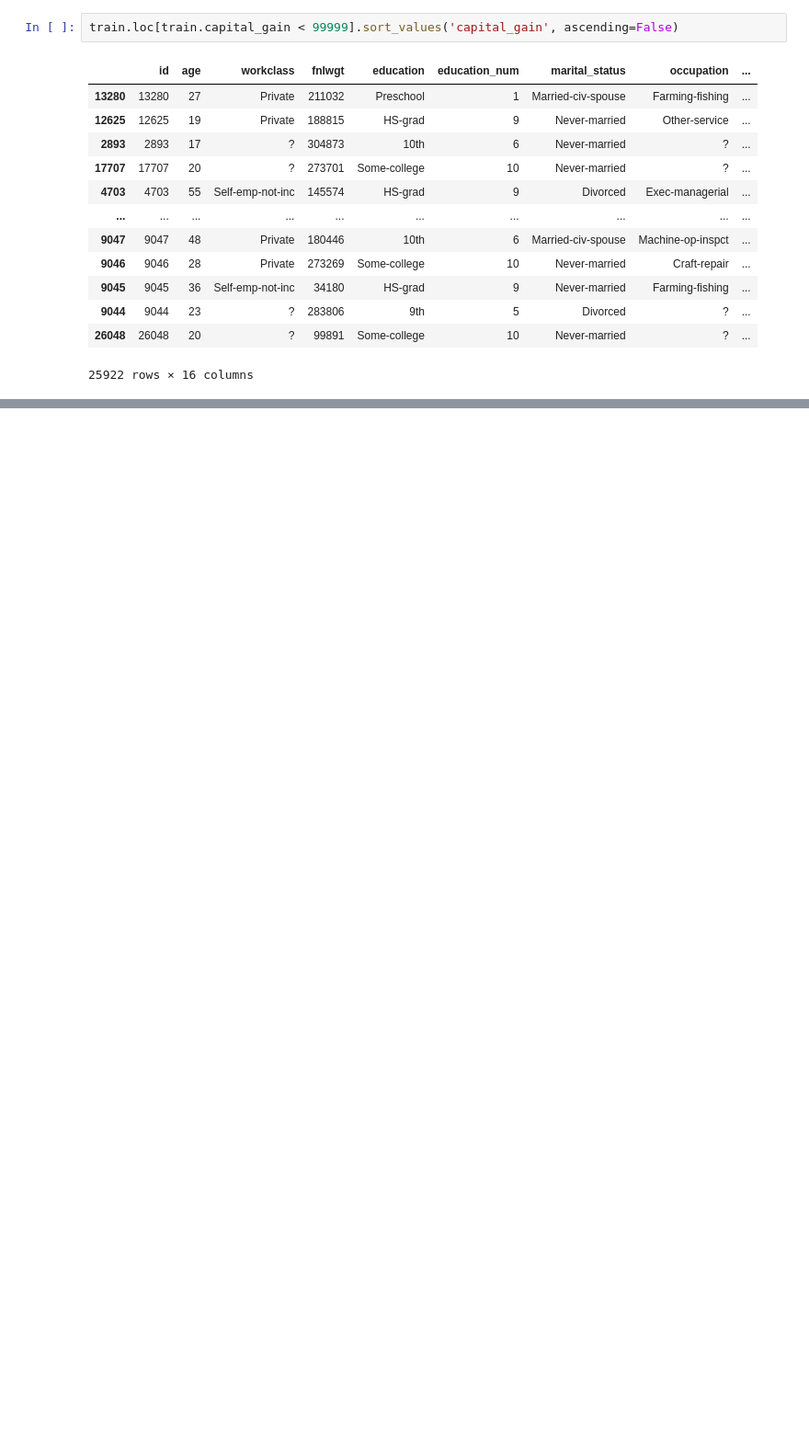
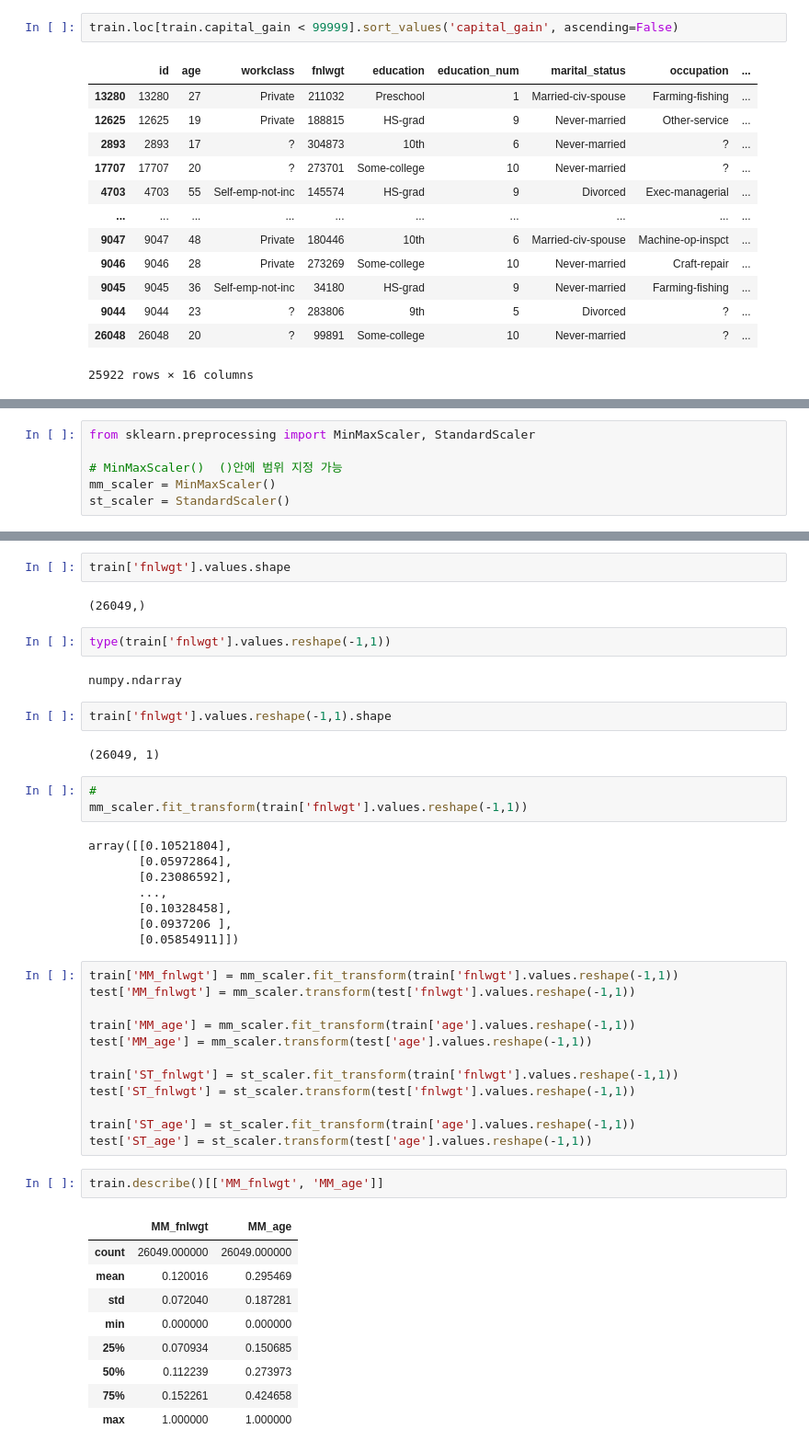
Before and after one commit to Kwangbin/Keras_Basic, a Jupyter notebook: kaggle_sk_001.ipynb, the cells around one changed output, grey strips where cells are left out. Shown: that part at 92% size. Saved outputs shown, nothing was run; the diff lists cells and outputs as text; blank space fills up the shorter version.

```diff
--- a/kaggle_sk_001.ipynb
+++ b/kaggle_sk_001.ipynb
@@ -544,0 +677,6 @@ train.loc[train.capital_gain < 99999].sort_values('capital_gain', ascending=Fals
+# %%
+from sklearn.preprocessing import MinMaxScaler, StandardScaler
+
+# MinMaxScaler()  ()안에 범위 지정 가능
+mm_scaler = MinMaxScaler()
+st_scaler = StandardScaler()
@@ -544,0 +710,47 @@ train.loc[train.capital_gain < 99999].sort_values('capital_gain', ascending=Fals
+# %%
+train['fnlwgt'].values.shape
+# %% [output]
+(26049,)
+# %%
+type(train['fnlwgt'].values.reshape(-1,1))
+# %% [output]
+numpy.ndarray
+# %%
+train['fnlwgt'].values.reshape(-1,1).shape
+# %% [output]
+(26049, 1)
+# %%
+#
+mm_scaler.fit_transform(train['fnlwgt'].values.reshape(-1,1))
+# %% [output]
+array([[0.10521804],
+       [0.05972864],
+       [0.23086592],
+       ...,
+       [0.10328458],
+       [0.0937206 ],
+       [0.05854911]])
+# %%
+train['MM_fnlwgt'] = mm_scaler.fit_transform(train['fnlwgt'].values.reshape(-1,1))
+test['MM_fnlwgt'] = mm_scaler.transform(test['fnlwgt'].values.reshape(-1,1))
+
+train['MM_age'] = mm_scaler.fit_transform(train['age'].values.reshape(-1,1))
+test['MM_age'] = mm_scaler.transform(test['age'].values.reshape(-1,1))
+
+train['ST_fnlwgt'] = st_scaler.fit_transform(train['fnlwgt'].values.reshape(-1,1))
+test['ST_fnlwgt'] = st_scaler.transform(test['fnlwgt'].values.reshape(-1,1))
+
+train['ST_age'] = st_scaler.fit_transform(train['age'].values.reshape(-1,1))
+test['ST_age'] = st_scaler.transform(test['age'].values.reshape(-1,1))
+# %%
+train.describe()[['MM_fnlwgt', 'MM_age']]
+# %% [output]
+|  | MM_fnlwgt | MM_age |
+| count | 26049.000000 | 26049.000000 |
+| mean | 0.120016 | 0.295469 |
+| std | 0.072040 | 0.187281 |
+| min | 0.000000 | 0.000000 |
+| 25% | 0.070934 | 0.150685 |
+| 50% | 0.112239 | 0.273973 |
+| 75% | 0.152261 | 0.424658 |
+| max | 1.000000 | 1.000000 |
```
Also changed, not shown: parts of 29 cells of this notebook.
